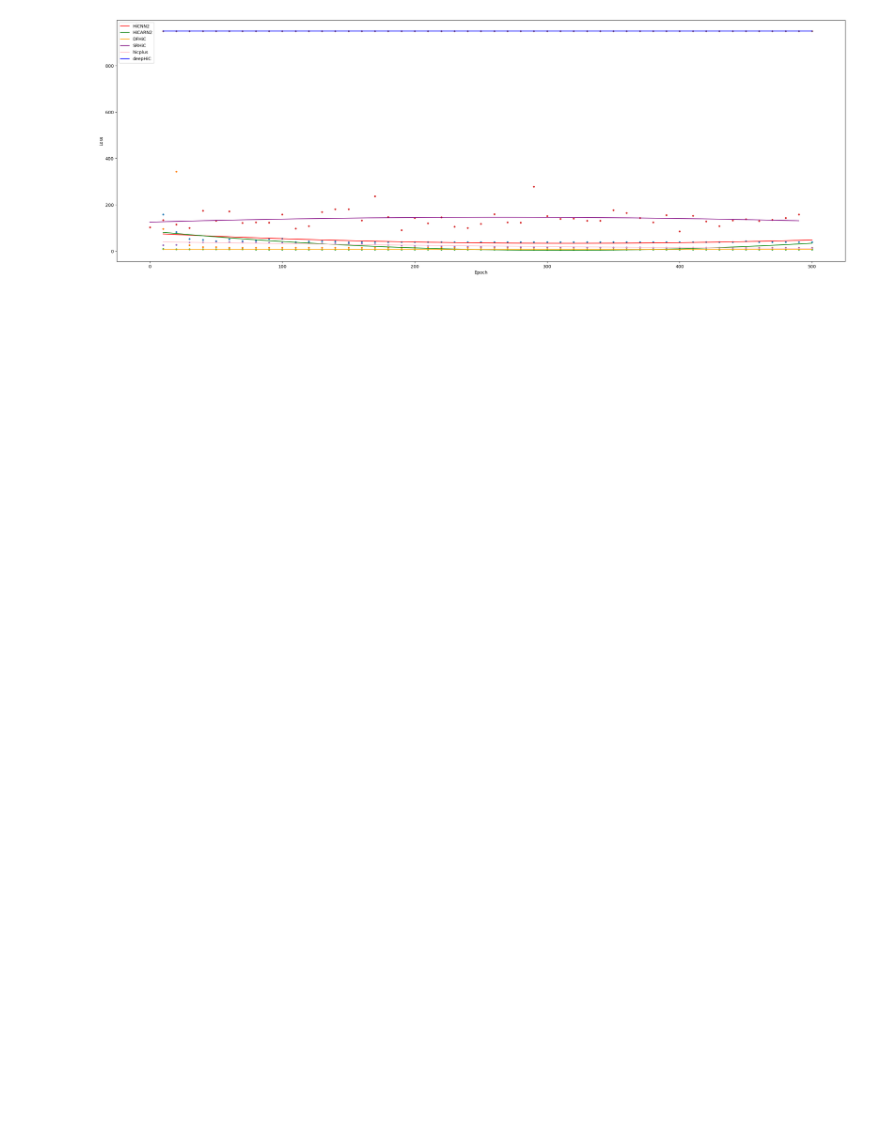
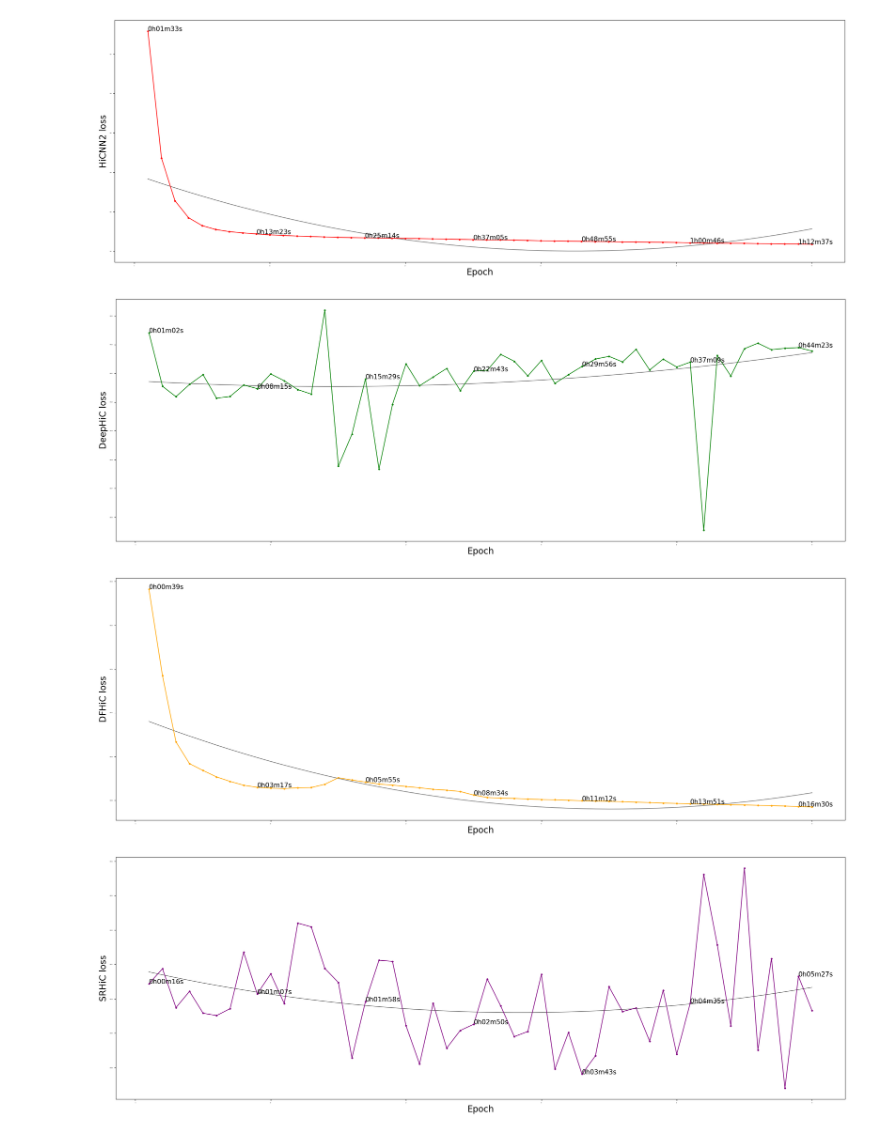
Before and after one commit to jkrLab/HiHiC, a Jupyter notebook: train.ipynb, the cells around one changed output. Saved outputs shown, nothing was run; the diff lists cells and outputs as text; code cells hidden in the pictures; blank space fills up the shorter version.

```diff
--- a/train.ipynb
+++ b/train.ipynb
@@ -84,4 +7,0 @@ plt.imshow(x['target'][0,:,:,0], cmap='hot')
-# %%
-x = np.load("/data/HiHiC-main/data_DFHiC/test/test_ratio16.npz")
-x.files # ['data', 'target', 'inds', 'compacts', 'size']
-plt.imshow(x['data'][0,:,:,0], cmap='hot')
@@ -107,4 +7,0 @@ z.shape
-# %%
-# hicplus
-z = np.load('/data/HiHiC-main/data_hicplus/subMats_train_ratio16.npy')
-plt.imshow(z[0,0], cmap='hot')
@@ -114,5 +7,0 @@ plt.imshow(z[0,0], cmap='hot')
-# %%
-# SRHiC
-z = np.load('/data/HiHiC-main/data_SRHiC/train/train_data_raw_ratio16.npy')
-plt.imshow(z[0], cmap='hot')
-z.shape
@@ -172,0 +39,7 @@ os.listdir('/data/HiHiC-main/log')
+# %%
+# 모델의 output 또한 모두 다르다
+
+for out in os.listdir('/data/HiHiC-main/output_enhanced'):
+    mat = np.load('/data/HiHiC-main/output_enhanced/' + out)
+    print("\n",out)
+    print(mat.files, mat['data'].shape)
@@ -173,29 +125,31 @@ os.listdir('/data/HiHiC-main/log')
 # %%
-plt.figure(figsize=(30,10))
+# loss
 
-for i, c, l in zip(['/data/HiHiC-main/log/train_loss_HiCNN2.npy',
-                    '/data/HiHiC-main/log/train_loss_HiCARN2.npy',
-                    '/data/HiHiC-main/log/train_loss_DFHiC.npy',
-                    '/data/HiHiC-main/log/train_loss_SRHiC.npy',
-                    '/data/HiHiC-main/log/train_loss_hicplus.npy',
-                    '/data/HiHiC-main/log/train_loss_DeepHiC.npy'],
-                    ['red', 'green', 'orange', 'purple', 'pink', 'blue'],
-                    ['HiCNN2', 'HiCARN2', 'DFHiC', 'SRHiC', 'hicplus', 'deepHiC']):
-    i = np.load(i)
+plt.rcParams.update({'font.size': 2})
+
+for i, c in zip(os.listdir("/data/HiHiC-main/log_KR_300/"),
+                ['red', 'green', 'orange', 'purple', 'pink', 'blue']):
+    model=i.split("_")[-1].split(".")[0]
+    plt.figure(figsize=(30,10))
+    i = np.load("/data/HiHiC-main/log_KR_300/" + i)
     x = i[0][:50].astype(np.int32)
     y = i[2][:50].astype(np.float32)
-    plt.scatter(x,y, s=10)
+    plt.scatter(x,y, s=10, c=c)
     z = np.polyfit(x,y, 2)
     p = np.poly1d(z)
-    plt.plot(x, p(x), color=c, label=l)
-    # for i, (xx, yy, time) in enumerate(zip(x, y, i[1][:50])):
-    #     if i%8 ==0:
-    #         plt.text(xx, yy, time.replace('.','h', 1).replace('.', 'm', 1)+'s')
-# plt.ylim([0.39, 0.42]) # [0.39, 0.42]
-plt.xlabel("Epoch")
-plt.ylabel("Loss")
-plt.legend()
-plt.savefig('loss_trend.png')
-plt.show()
+    plt.plot(x, p(x), color='gray')
+    plt.plot(x, y, color=c, label=model)
+    for i, (xx, yy, time) in enumerate(zip(x, y, i[1][:50])):
+        if i%8 ==0:
+            plt.text(xx, yy, time.replace('.','h', 1).replace('.', 'm', 1)+'s', fontsize="15")
+    # plt.ylim([0.39, 0.42]) # [0.39, 0.42]
+    plt.xlabel("Epoch", fontsize="20")
+    plt.ylabel(model+" loss", fontsize="20")
+    # plt.legend(fontsize="20")
+    # plt.savefig('loss_trend.png')
+    plt.show()
 # %% [output]
-[figure, old version]
+[figure, new version]
+[figure, added]
+[figure, added]
+[figure, added]
```
Also changed, not shown: parts of 35 cells of this notebook, 15 other files.
